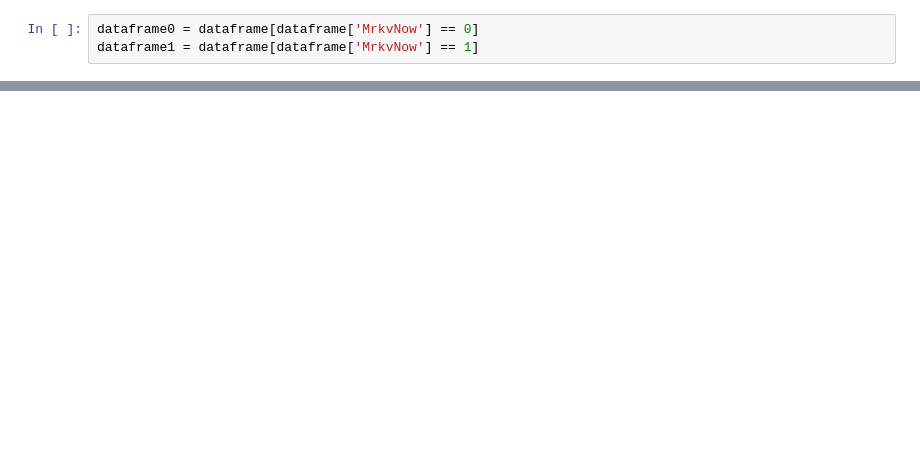
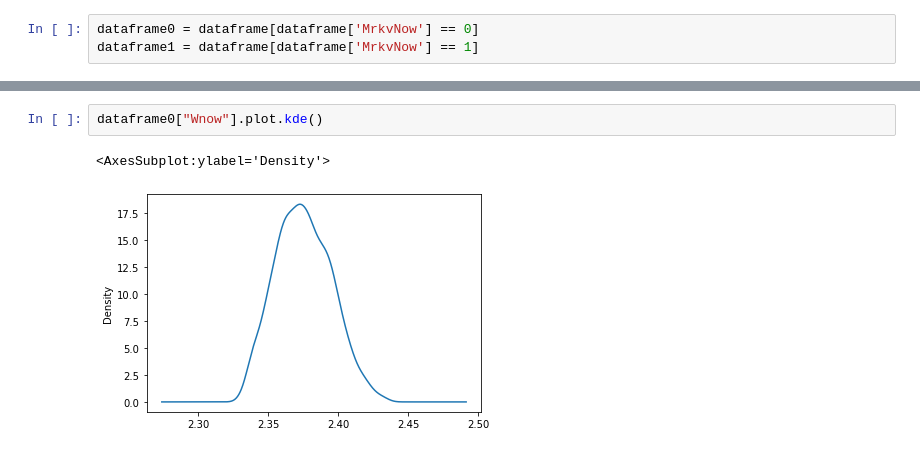
Before and after one commit to econ-ark/KrusellSmith, a Jupyter notebook: Code/Python/KrusellSmith.ipynb, the cells around one changed output, grey strips where cells are left out. Cells and saved outputs as stored; diff of their text form; blank space fills up the shorter version.

```diff
--- a/Code/Python/KrusellSmith.ipynb
+++ b/Code/Python/KrusellSmith.ipynb
@@ -796,0 +797,5 @@ dataframe.plot(x = "time", y = "Wnow", kind = "line")
+# %%
+dataframe0["Wnow"].plot.kde()
+# %% [output]
+<AxesSubplot:ylabel='Density'>
+[figure, added]
```
Also changed, not shown: parts of 9 cells of this notebook, 2 other files.
